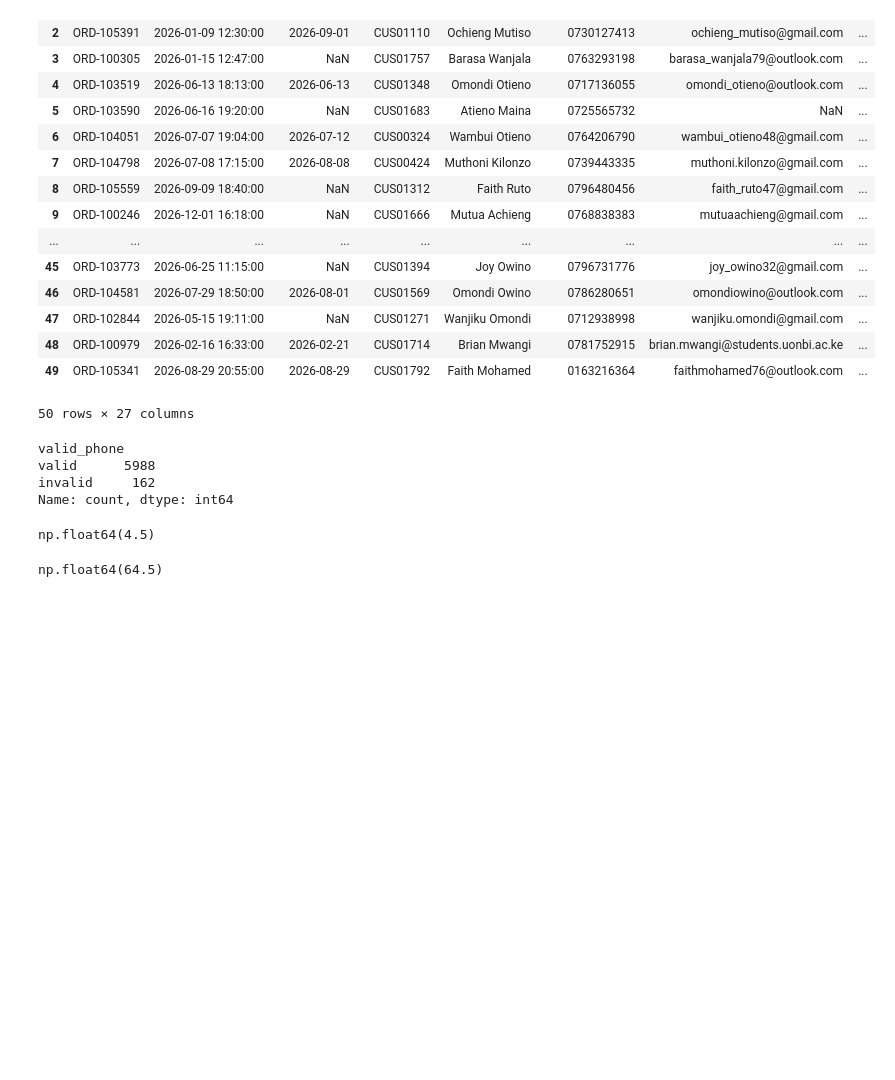
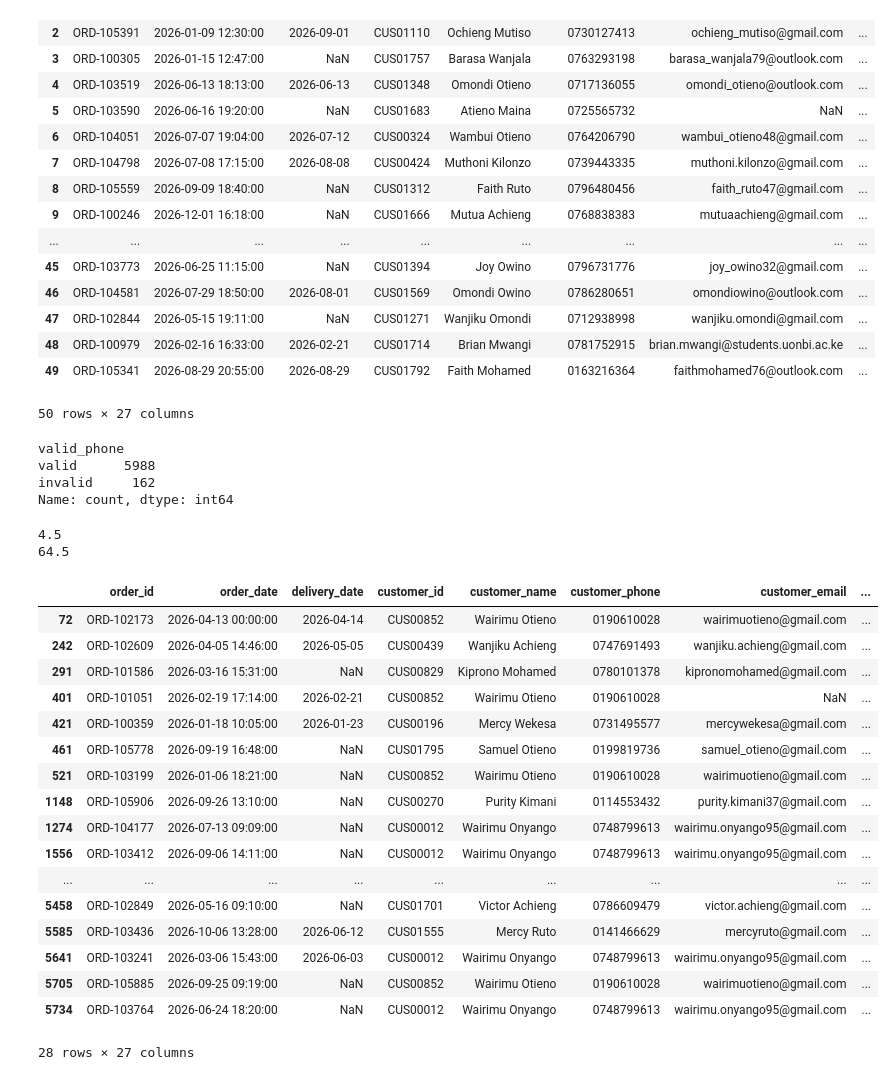
Before and after one commit to pinkleather221/new_app, a Jupyter notebook: notebooks/pharmacy_sales.ipynb, the cells around one changed output. Drawn from its saved outputs; the diff is of its cells as text; code cells hidden in the pictures; blank space fills up the shorter version.

Commit message:
filter age column to display ages above the maximum age

```diff
--- a/notebooks/pharmacy_sales.ipynb
+++ b/notebooks/pharmacy_sales.ipynb
@@ -629,8 +629,31 @@ iqr = third_quartile - first_quartile
 max_age = third_quartile + (1.5 * iqr)
 min_age = first_quartile - (1.5 * iqr)
 
-display(min_age)
-display(max_age)
+print(min_age)
+print(max_age)
 # %% [output]
-np.float64(4.5)
+4.5
+64.5
-np.float64(64.5)
+# %%
+# filter age to display ages above the maximum age
+filtered_age = df[df["customer_age"] > 64.5]
+filtered_age
+# %% [output]
+|  | order_id | order_date | delivery_date | customer_id | customer_name | customer_phone | customer_email | ... |
+| 72 | ORD-102173 | 2026-04-13 00:00:00 | 2026-04-14 | CUS00852 | Wairimu Otieno | 0190610028 | wairimuotieno@gmail.com | ... |
+| 242 | ORD-102609 | 2026-04-05 14:46:00 | 2026-05-05 | CUS00439 | Wanjiku Achieng | 0747691493 | wanjiku.achieng@gmail.com | ... |
+| 291 | ORD-101586 | 2026-03-16 15:31:00 | NaN | CUS00829 | Kiprono Mohamed | 0780101378 | kipronomohamed@gmail.com | ... |
+| 401 | ORD-101051 | 2026-02-19 17:14:00 | 2026-02-21 | CUS00852 | Wairimu Otieno | 0190610028 | NaN | ... |
+| 421 | ORD-100359 | 2026-01-18 10:05:00 | 2026-01-23 | CUS00196 | Mercy Wekesa | 0731495577 | mercywekesa@gmail.com | ... |
+| 461 | ORD-105778 | 2026-09-19 16:48:00 | NaN | CUS01795 | Samuel Otieno | 0199819736 | samuel_otieno@gmail.com | ... |
+| 521 | ORD-103199 | 2026-01-06 18:21:00 | NaN | CUS00852 | Wairimu Otieno | 0190610028 | wairimuotieno@gmail.com | ... |
+| 1148 | ORD-105906 | 2026-09-26 13:10:00 | NaN | CUS00270 | Purity Kimani | 0114553432 | purity.kimani37@gmail.com | ... |
+| 1274 | ORD-104177 | 2026-07-13 09:09:00 | NaN | CUS00012 | Wairimu Onyango | 0748799613 | wairimu.onyango95@gmail.com | ... |
+| 1556 | ORD-103412 | 2026-09-06 14:11:00 | NaN | CUS00012 | Wairimu Onyango | 0748799613 | wairimu.onyango95@gmail.com | ... |
+| ... | ... | ... | ... | ... | ... | ... | ... | ... |
+| 5458 | ORD-102849 | 2026-05-16 09:10:00 | NaN | CUS01701 | Victor Achieng | 0786609479 | victor.achieng@gmail.com | ... |
+| 5585 | ORD-103436 | 2026-10-06 13:28:00 | 2026-06-12 | CUS01555 | Mercy Ruto | 0141466629 | mercyruto@gmail.com | ... |
+| 5641 | ORD-103241 | 2026-03-06 15:43:00 | 2026-06-03 | CUS00012 | Wairimu Onyango | 0748799613 | wairimu.onyango95@gmail.com | ... |
+| 5705 | ORD-105885 | 2026-09-25 09:19:00 | NaN | CUS00852 | Wairimu Otieno | 0190610028 | wairimuotieno@gmail.com | ... |
+| 5734 | ORD-103764 | 2026-06-24 18:20:00 | NaN | CUS00012 | Wairimu Onyango | 0748799613 | wairimu.onyango95@gmail.com | ... |
+28 rows × 27 columns
```
